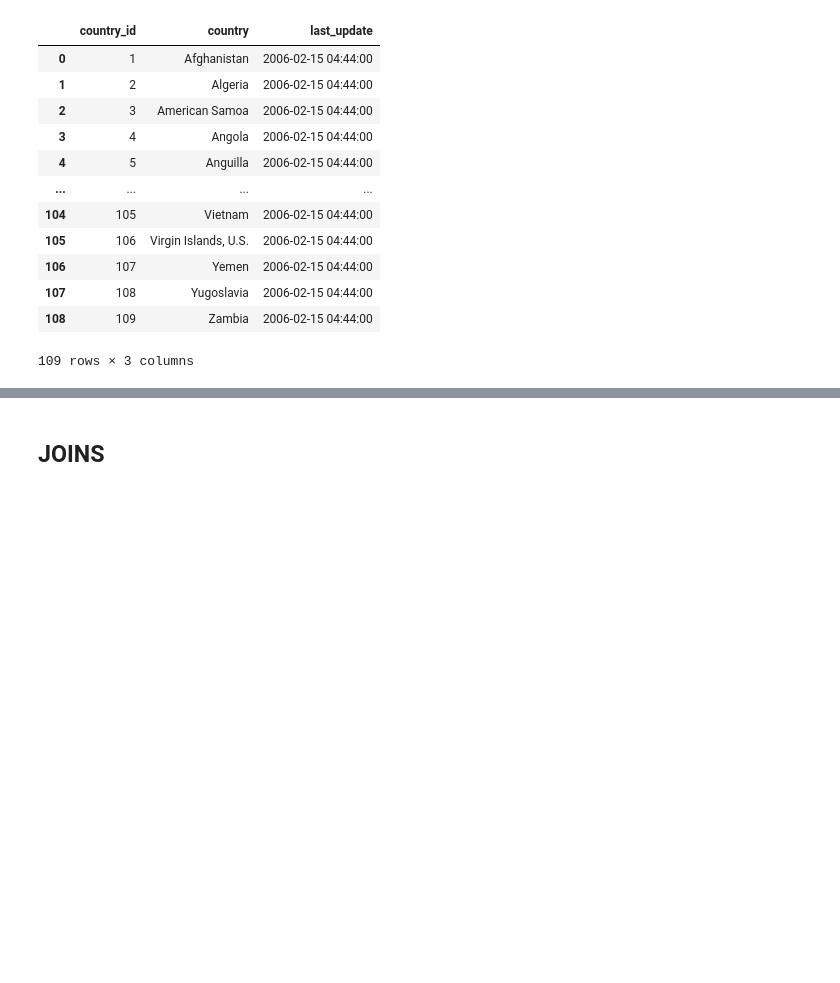
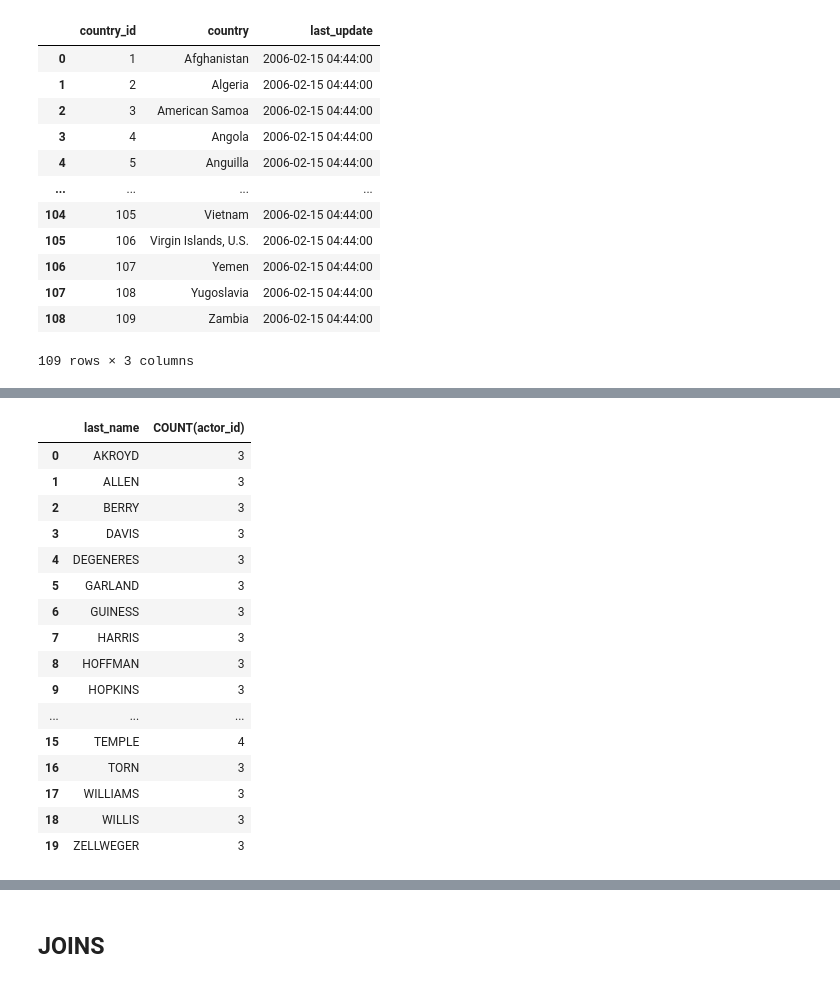
Before and after one commit to preciii7/practica_programacion, a Jupyter notebook: sql/ejercicios_sakila.ipynb, the cells around one changed output, grey strips where cells are left out. Cells and saved outputs as stored; diff of their text form; code cells hidden in the pictures; blank space fills up the shorter version.

```diff
--- a/sql/ejercicios_sakila.ipynb
+++ b/sql/ejercicios_sakila.ipynb
@@ -505,0 +522,21 @@ pd.read_sql("SELECT * FROM country", engine)
+# %%
+# Cuenta cuántos actores hay por last_name.
+pd.read_sql("SELECT last_name, COUNT(actor_id) FROM actor GROUP BY last_name", engine)
+# %% [output]
+|  | last_name | COUNT(actor_id) |
+| 0 | AKROYD | 3 |
+| 1 | ALLEN | 3 |
+| 2 | BERRY | 3 |
+| 3 | DAVIS | 3 |
+| 4 | DEGENERES | 3 |
+| 5 | GARLAND | 3 |
+| 6 | GUINESS | 3 |
+| 7 | HARRIS | 3 |
+| 8 | HOFFMAN | 3 |
+| 9 | HOPKINS | 3 |
+| ... | ... | ... |
+| 15 | TEMPLE | 4 |
+| 16 | TORN | 3 |
+| 17 | WILLIAMS | 3 |
+| 18 | WILLIS | 3 |
+| 19 | ZELLWEGER | 3 |
```
Also changed, not shown: parts of 3 cells of this notebook.
